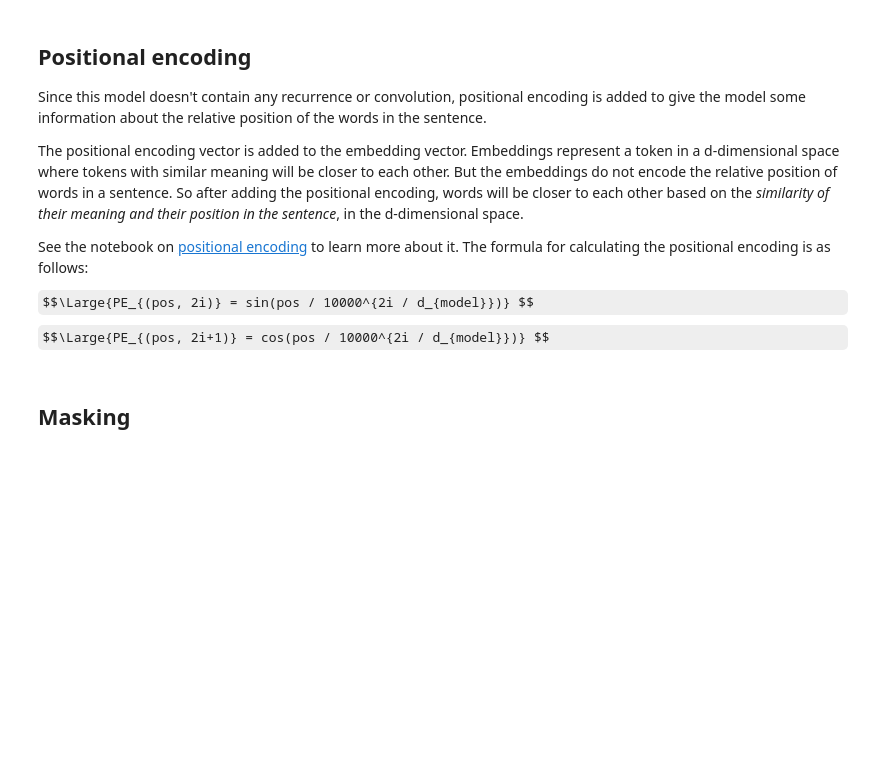
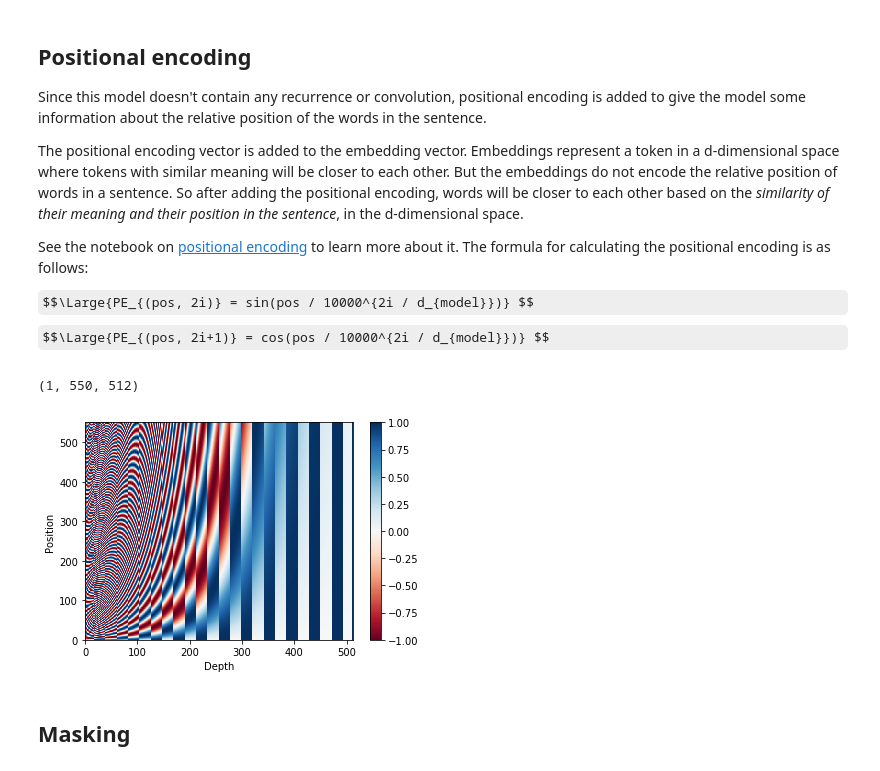
Before and after one commit to chengyu2/annotated_transformer, a Jupyter notebook: Annotated transformer.ipynb, the cells around one changed output. Drawn from its saved outputs; the diff is of its cells as text; code cells hidden in the pictures; some formulas as TeX source; blank space fills up the shorter version.

```diff
--- a/Annotated transformer.ipynb
+++ b/Annotated transformer.ipynb
@@ -192,14 +225,22 @@ See the notebook on [positional encoding](https://github.com/tensorflow/examples
 $$\Large{PE_{(pos, 2i)} = sin(pos / 10000^{2i / d_{model}})} $$
 $$\Large{PE_{(pos, 2i+1)} = cos(pos / 10000^{2i / d_{model}})} $$
 # %%
-def get_angles(pos, i, d_model):
-  angle_rates = 1 / np.power(10000, (2 * (i//2)) / np.float32(d_model))
-  return pos * angle_rates
+def get_angles(pos: np.ndarray, i: np.ndarray, d_model: int) -> np.ndarray:
+    """
+
+    :param pos: Numpy array of shape [position, 1]
+    :param i: Numpy array of shape [1, model_dim]
+    :param d_model:
+    :return:
+    """
+    angle_rates: np.ndarray = 1 / np.power(10000, (2 * (i//2)) / np.float32(d_model))
+    # [position, model_dim]
+    return pos * angle_rates
 # %%
-def positional_encoding(position, d_model):
-  angle_rads = get_angles(np.arange(position)[:, np.newaxis],
-                          np.arange(d_model)[np.newaxis, :],
-                          d_model)
+def positional_encoding(position: int, d_model: int) -> np.ndarray:
+  angle_rads = get_angles(pos=np.arange(position)[:, np.newaxis],
+                          i=np.arange(d_model)[np.newaxis, :],
+                          d_model=d_model)
 
   # apply sin to even indices in the array; 2i
   angle_rads[:, 0::2] = np.sin(angle_rads[:, 0::2])
@@ -211,15 +252,18 @@ def positional_encoding(position, d_model):
 
   return tf.cast(pos_encoding, dtype=tf.float32)
 # %%
-pos_encoding = positional_encoding(50, 512)
+pos_encoding = positional_encoding(position=550, d_model=512)
 print (pos_encoding.shape)
 
 plt.pcolormesh(pos_encoding[0], cmap='RdBu')
 plt.xlabel('Depth')
 plt.xlim((0, 512))
 plt.ylabel('Position')
 plt.colorbar()
 plt.show()
+# %% [output]
+(1, 550, 512)
+[figure, added]
 # %% [markdown]
 ## Masking
 # %% [markdown]
```
Also changed, not shown: parts of 16 cells of this notebook.
